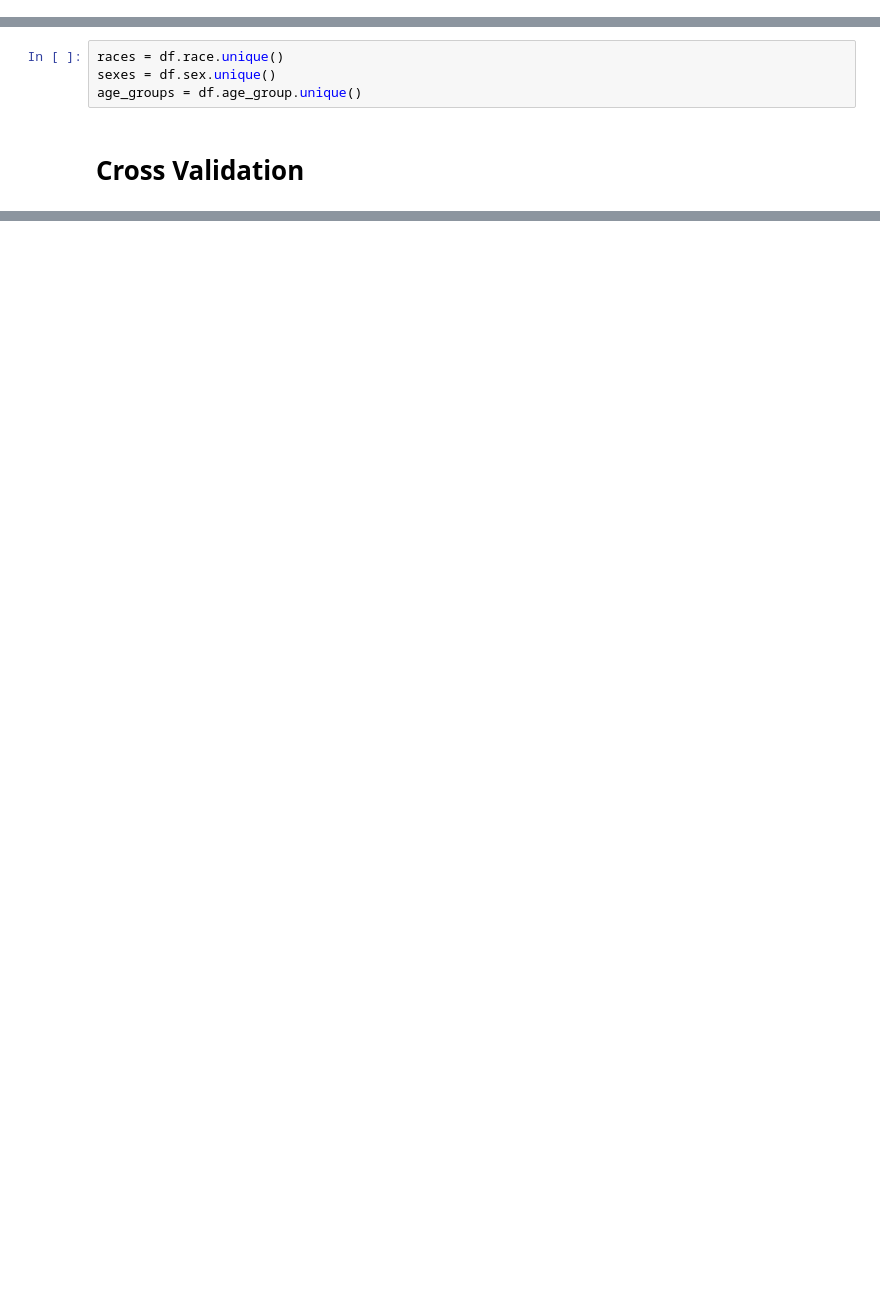
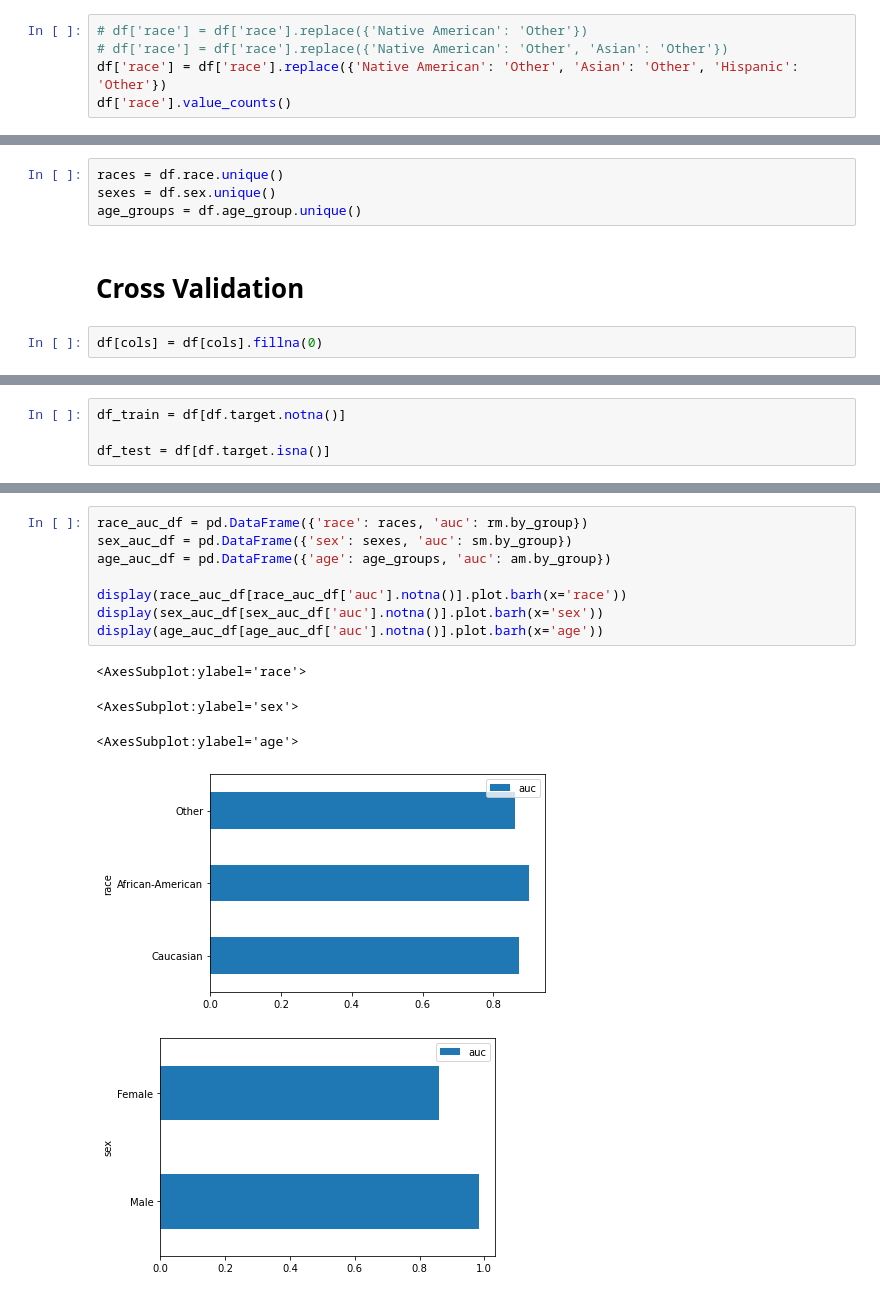
Before and after one commit to emmaro/Caggle, a Jupyter notebook: model.ipynb, the cells around one changed output, grey strips where cells are left out. Saved outputs shown, nothing was run; the diff lists cells and outputs as text; blank space fills up the shorter version.

```diff
--- a/model.ipynb
+++ b/model.ipynb
@@ -209,0 +223,5 @@ df[cols].head()
+# %%
+# df['race'] = df['race'].replace({'Native American': 'Other'})
+# df['race'] = df['race'].replace({'Native American': 'Other', 'Asian': 'Other'})
+df['race'] = df['race'].replace({'Native American': 'Other', 'Asian': 'Other', 'Hispanic': 'Other'})
+df['race'].value_counts()
@@ -213,3 +236,5 @@ sexes = df.sex.unique()
 age_groups = df.age_group.unique()
 # %% [markdown]
 # Cross Validation
+# %%
+df[cols] = df[cols].fillna(0)
@@ -215,0 +247,4 @@ age_groups = df.age_group.unique()
+# %%
+df_train = df[df.target.notna()]
+
+df_test = df[df.target.isna()]
@@ -215,0 +360,14 @@ age_groups = df.age_group.unique()
+# %%
+race_auc_df = pd.DataFrame({'race': races, 'auc': rm.by_group})
+sex_auc_df = pd.DataFrame({'sex': sexes, 'auc': sm.by_group})
+age_auc_df = pd.DataFrame({'age': age_groups, 'auc': am.by_group})
+
+display(race_auc_df[race_auc_df['auc'].notna()].plot.barh(x='race'))
+display(sex_auc_df[sex_auc_df['auc'].notna()].plot.barh(x='sex'))
+display(age_auc_df[age_auc_df['auc'].notna()].plot.barh(x='age'))
+# %% [output]
+<AxesSubplot:ylabel='race'>
+<AxesSubplot:ylabel='sex'>
+<AxesSubplot:ylabel='age'>
+[figure, added]
+[figure, added]
```
Also changed, not shown: parts of 24 cells of this notebook, 2 other files.
